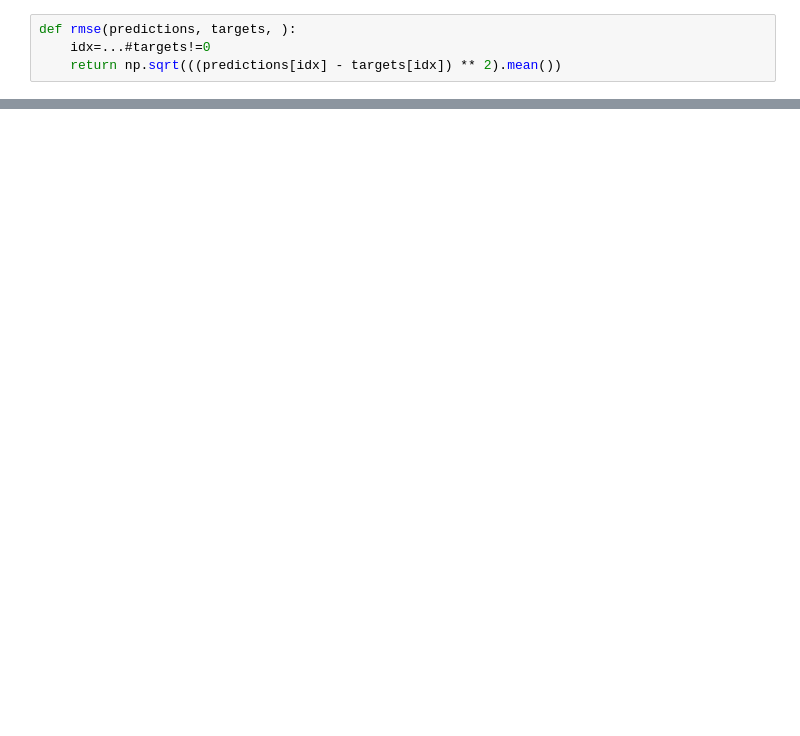
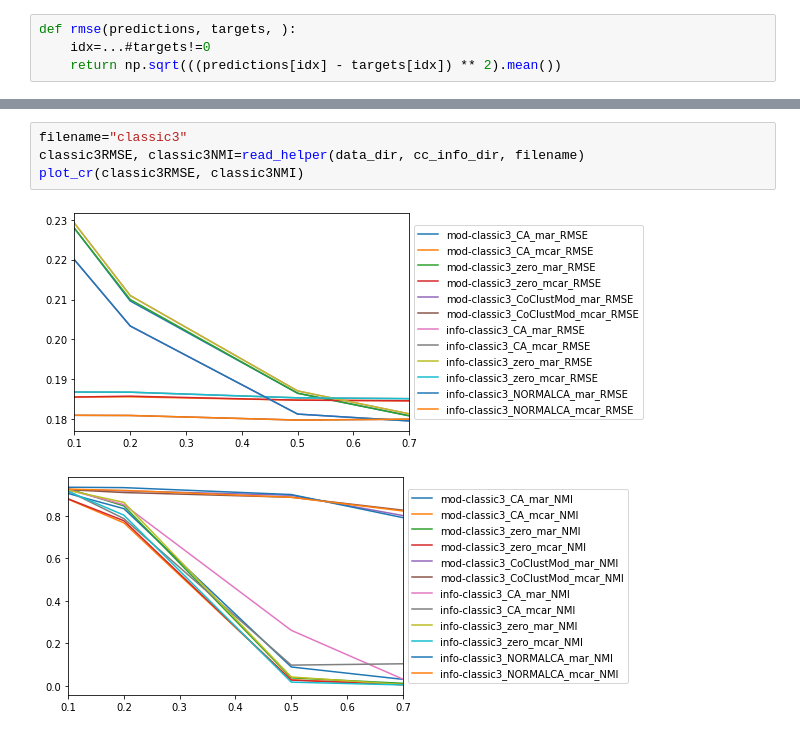
Before and after one commit to mahdiou-diallo/Projet_Innovation, a Jupyter notebook: result.ipynb, the cells around one changed output, grey strips where cells are left out. Cells and saved outputs as stored; diff of their text form; blank space fills up the shorter version.

```diff
--- a/result.ipynb
+++ b/result.ipynb
@@ -35,0 +97,7 @@ cstrRMSE, cstrNMI=compte_rendu(filename, partition_cstr)
+# %%
+filename="classic3"
+classic3RMSE, classic3NMI=read_helper(data_dir, cc_info_dir, filename)
+plot_cr(classic3RMSE, classic3NMI)
+# %% [output]
+[figure, added]
+[figure, added]
```
Also changed, not shown: parts of 17 cells of this notebook, 1 other file.
